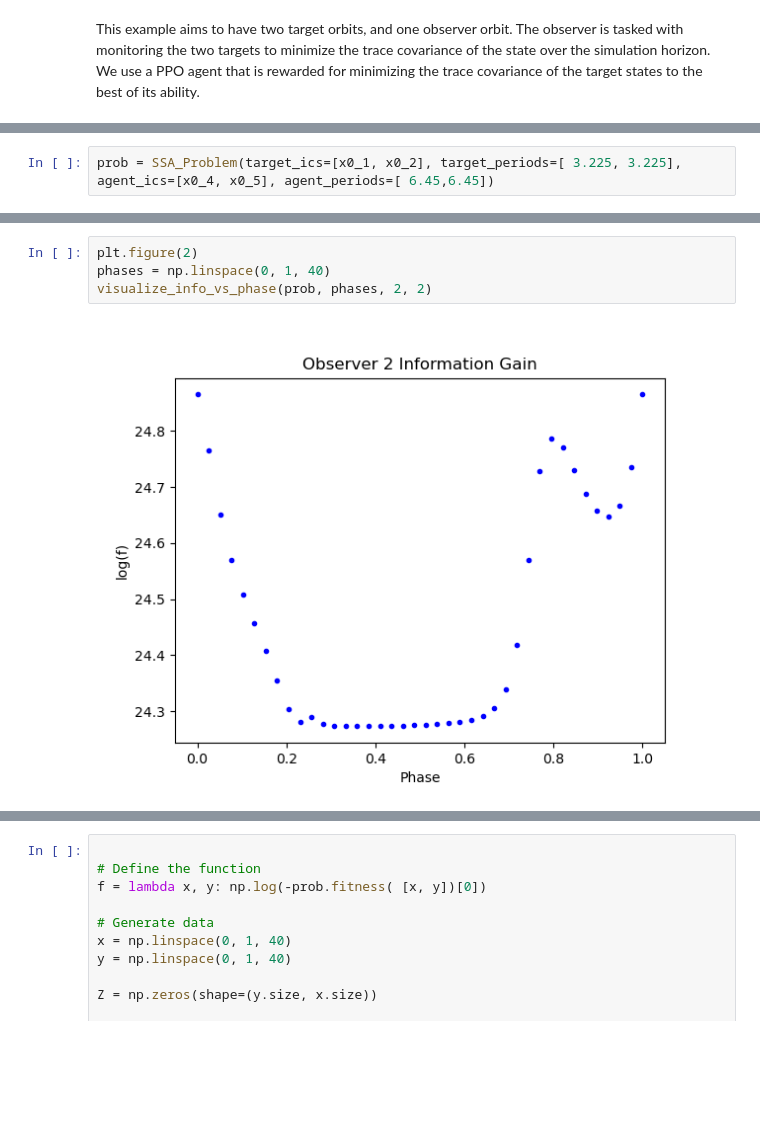
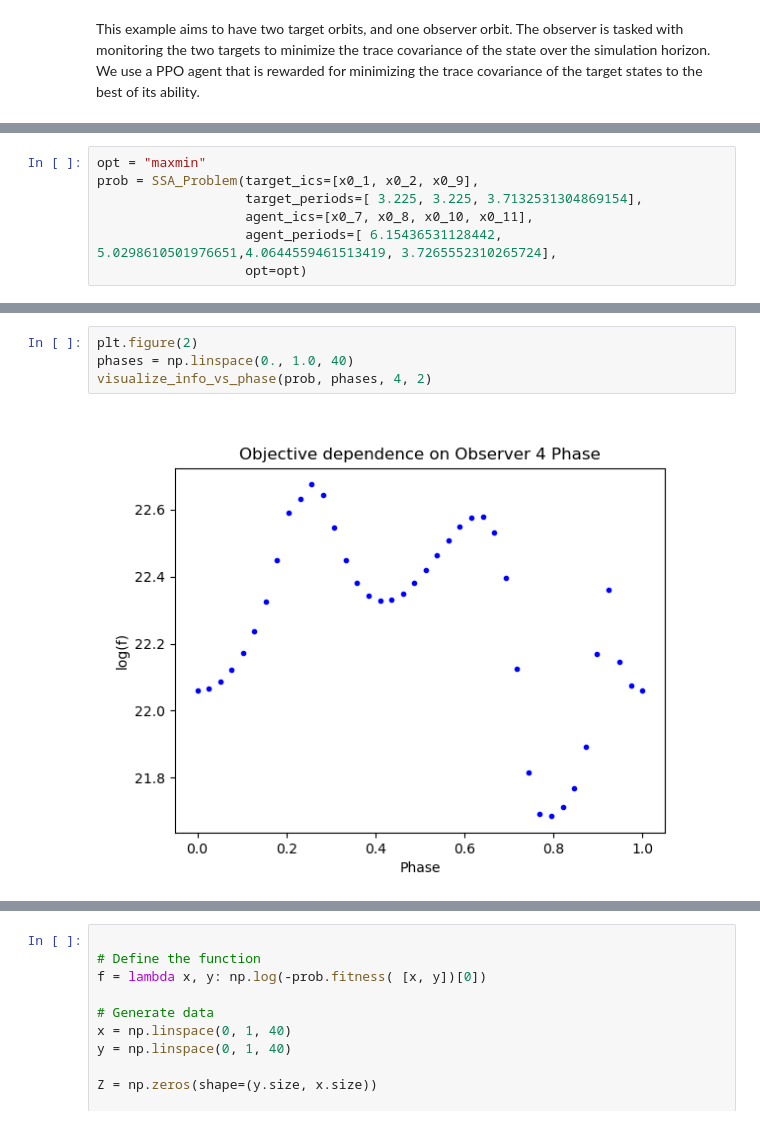
Before and after one commit to Malav-P/sensor_phase_task, a Jupyter notebook: example/ssa_problem_test.ipynb, the cells around one changed output, grey strips where cells are left out. Drawn from its saved outputs; the diff is of its cells as text; blank space fills up the shorter version.

```diff
--- a/example/ssa_problem_test.ipynb
+++ b/example/ssa_problem_test.ipynb
@@ -75,2 +125,7 @@ x0_6 = np.array([
 # %%
-prob = SSA_Problem(target_ics=[x0_1, x0_2], target_periods=[ 3.225, 3.225], agent_ics=[x0_4, x0_5], agent_periods=[ 6.45,6.45])
+opt = "maxmin"
+prob = SSA_Problem(target_ics=[x0_1, x0_2, x0_9],
+                   target_periods=[ 3.225, 3.225, 3.7132531304869154],
+                   agent_ics=[x0_7, x0_8, x0_10, x0_11],
+                   agent_periods=[ 6.15436531128442, 5.0298610501976651,4.0644559461513419, 3.7265552310265724],
+                   opt=opt)
@@ -84,7 +144,7 @@ Restricted license - for non-production use only - expires 2025-11-24
 # %%
 plt.figure(2)
-phases = np.linspace(0, 1, 40)
-visualize_info_vs_phase(prob, phases, 2, 2)
+phases = np.linspace(0., 1.0, 40)
+visualize_info_vs_phase(prob, phases, 4, 2)
 # %% [output]
-[figure, old version]
+[figure, new version]
 # %%
```
Also changed, not shown: parts of 6 cells of this notebook, 12 other files.
